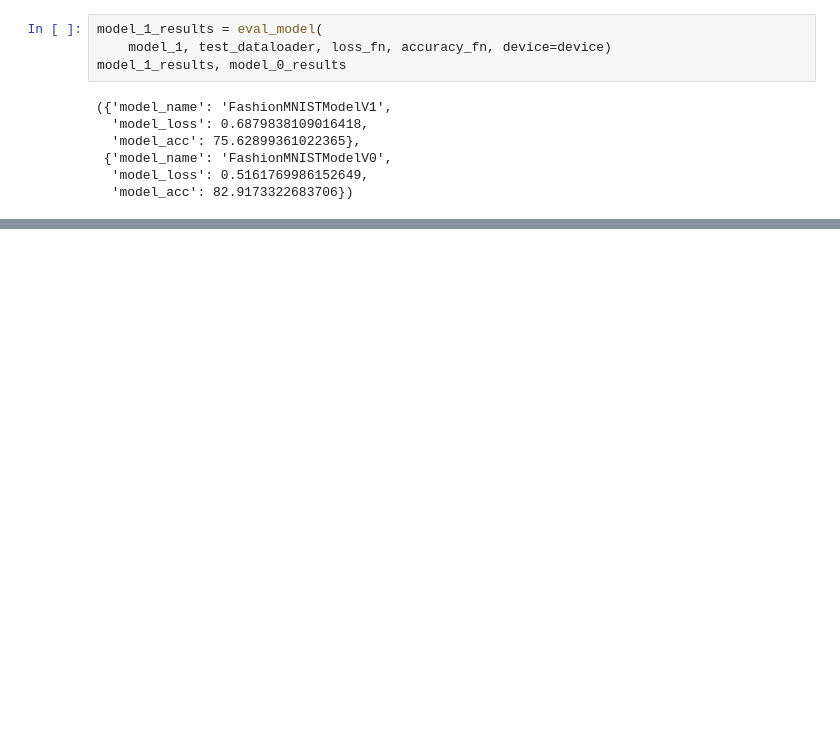
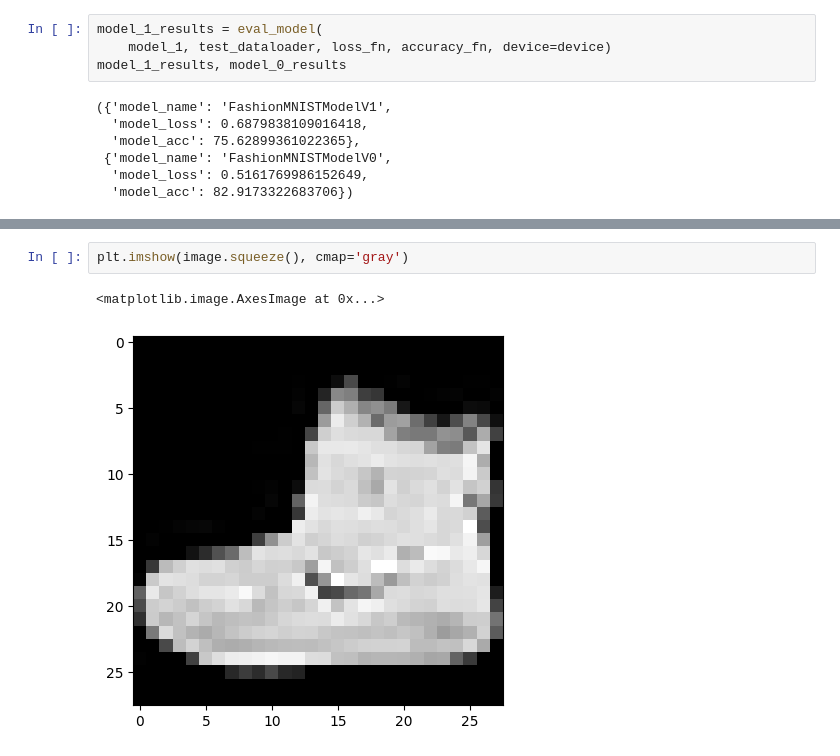
Before and after one commit to Zncl2222/MachineLearningPractice, a Jupyter notebook: pytorch_tutorial/03_pytorch_computer_vision.ipynb, the cells around one changed output, grey strips where cells are left out. Cells and saved outputs as stored; diff of their text form; blank space fills up the shorter version.

```diff
--- a/pytorch_tutorial/03_pytorch_computer_vision.ipynb
+++ b/pytorch_tutorial/03_pytorch_computer_vision.ipynb
@@ -502,0 +674,5 @@ model_1_results, model_0_results
+# %%
+plt.imshow(image.squeeze(), cmap='gray')
+# %% [output]
+<matplotlib.image.AxesImage at 0x...>
+[figure, added]
```
Also changed, not shown: parts of 17 cells of this notebook.
